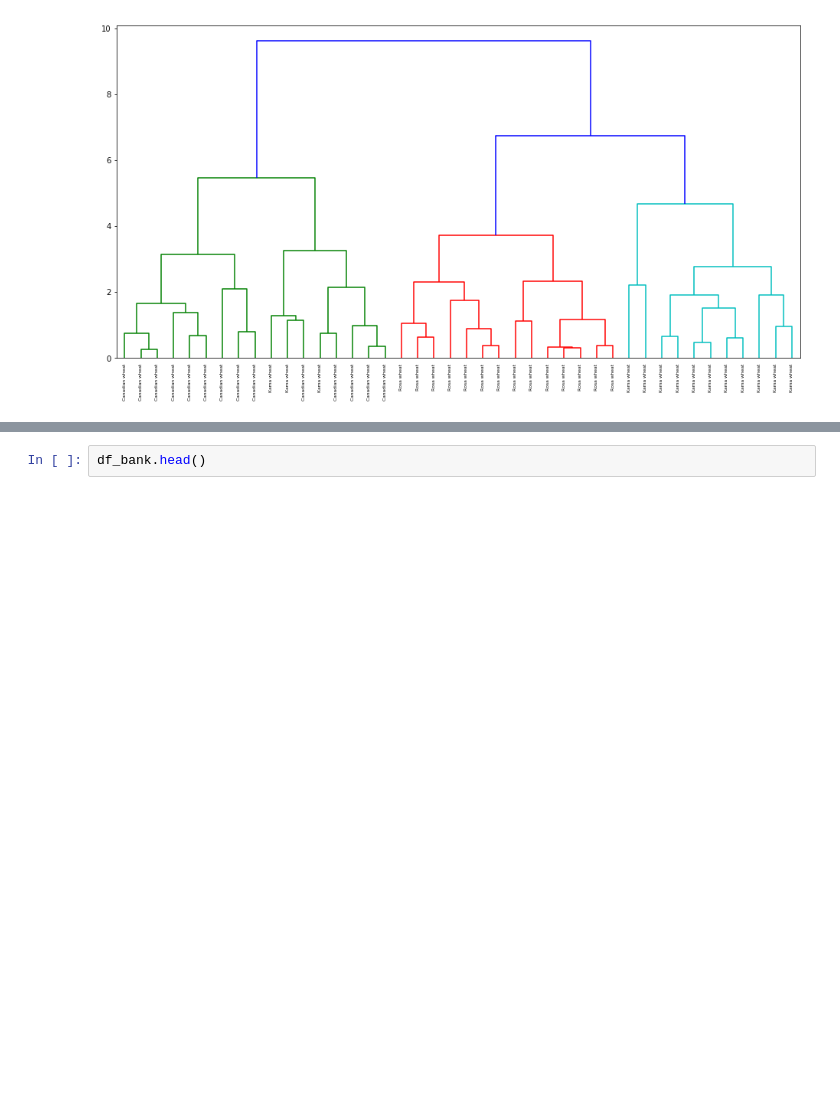
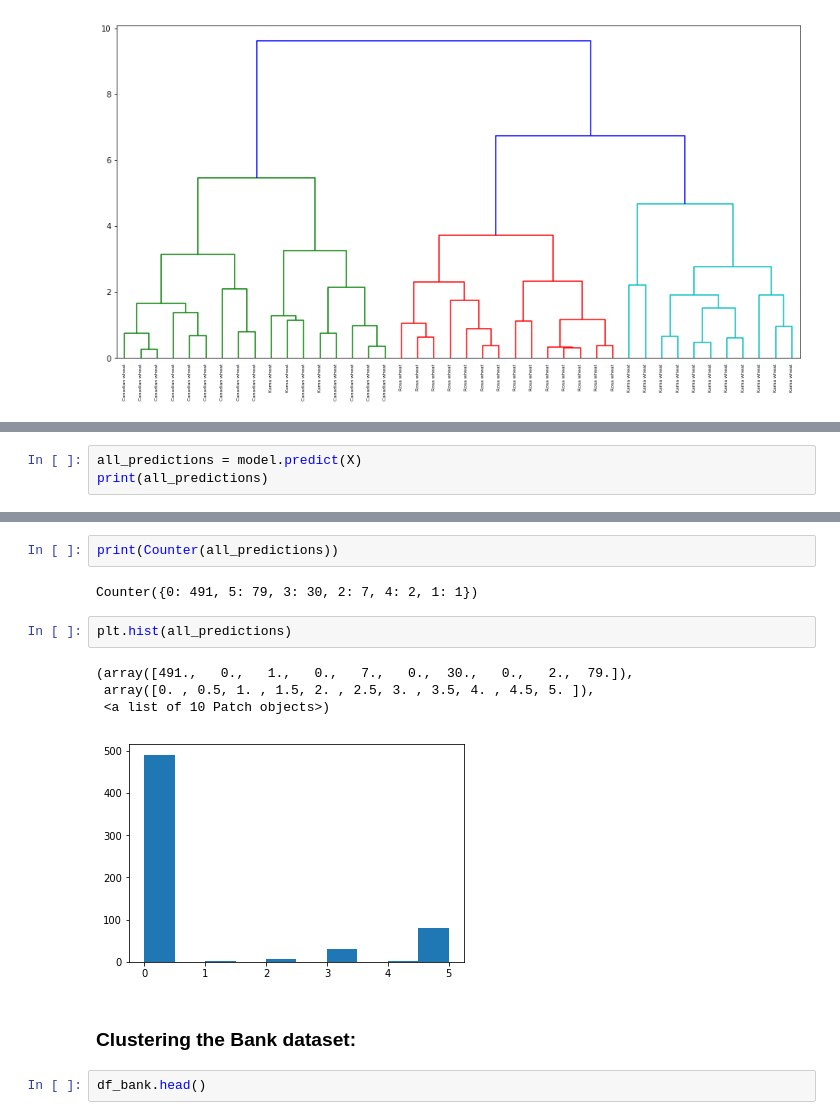
Before and after one commit to rsouza/FGV_Intro_DS, a Jupyter notebook: notebooks/ML_UNSUP_Clustering.ipynb, the cells around one changed output, grey strips where cells are left out. Drawn from its saved outputs; the diff is of its cells as text; blank space fills up the shorter version.

```diff
--- a/notebooks/ML_UNSUP_Clustering.ipynb
+++ b/notebooks/ML_UNSUP_Clustering.ipynb
@@ -160,0 +286,3 @@ Now let's check with a bigger dataset:
+# %%
+all_predictions = model.predict(X)
+print(all_predictions)
@@ -161,3 +307,16 @@ Now let's check with a bigger dataset:
+# %%
+print(Counter(all_predictions))
+# %% [output]
+Counter({0: 491, 5: 79, 3: 30, 2: 7, 4: 2, 1: 1})
+# %%
+plt.hist(all_predictions)
+# %% [output]
+(array([491.,   0.,   1.,   0.,   7.,   0.,  30.,   0.,   2.,  79.]),
+ array([0. , 0.5, 1. , 1.5, 2. , 2.5, 3. , 3.5, 4. , 4.5, 5. ]),
+ <a list of 10 Patch objects>)
+[figure, added]
+# %% [markdown]
+### Clustering the Bank dataset:
 # %%
 df_bank.head()
 # %% [output]
```
Also changed, not shown: parts of 21 cells of this notebook, 2 other files.
